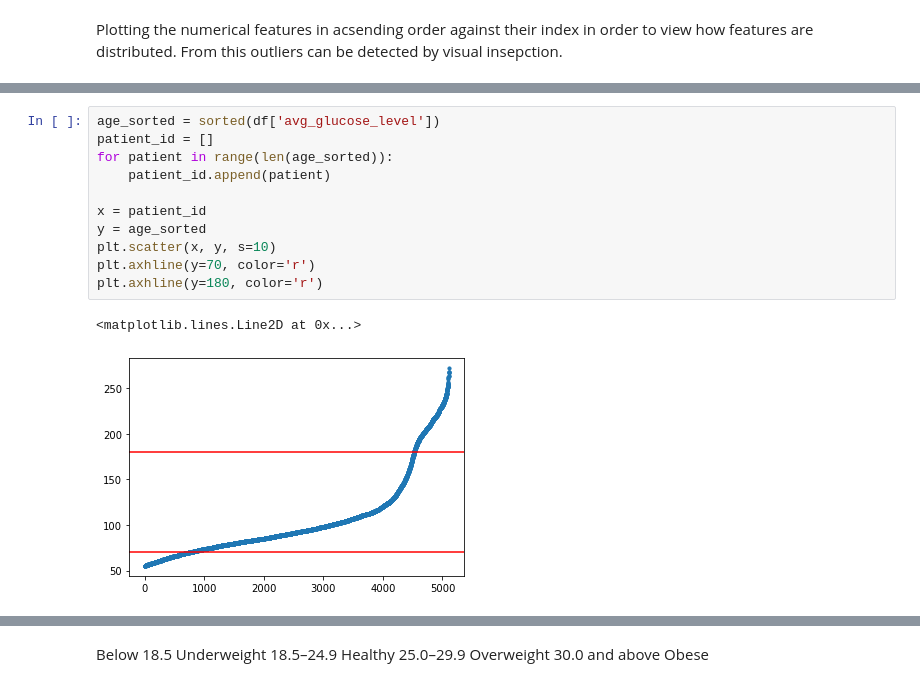
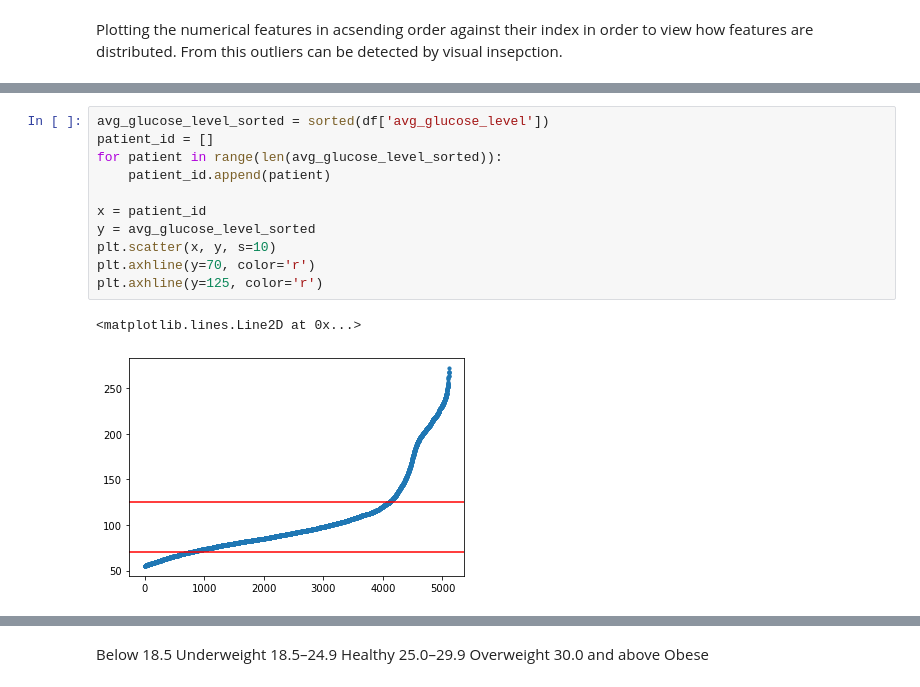
Before and after one commit to SophiaBouchama/stroke-prediction-portfolio, a Jupyter notebook: Stroke-Project.ipynb, the cells around one changed output, grey strips where cells are left out. Saved outputs shown, nothing was run; the diff lists cells and outputs as text.

```diff
--- a/Stroke-Project.ipynb
+++ b/Stroke-Project.ipynb
@@ -333,15 +340,15 @@ plt.scatter(x, y, s=5)
 # %%
-age_sorted = sorted(df['avg_glucose_level'])
+avg_glucose_level_sorted = sorted(df['avg_glucose_level'])
 patient_id = []
-for patient in range(len(age_sorted)):
+for patient in range(len(avg_glucose_level_sorted)):
     patient_id.append(patient)
 
 x = patient_id
-y = age_sorted
+y = avg_glucose_level_sorted
 plt.scatter(x, y, s=10)
 plt.axhline(y=70, color='r')
-plt.axhline(y=180, color='r')
+plt.axhline(y=125, color='r')
 # %% [output]
 <matplotlib.lines.Line2D at 0x...>
-[figure, old version]
+[figure, new version]
 # %%
```
Also changed, not shown: parts of 9 cells of this notebook.
